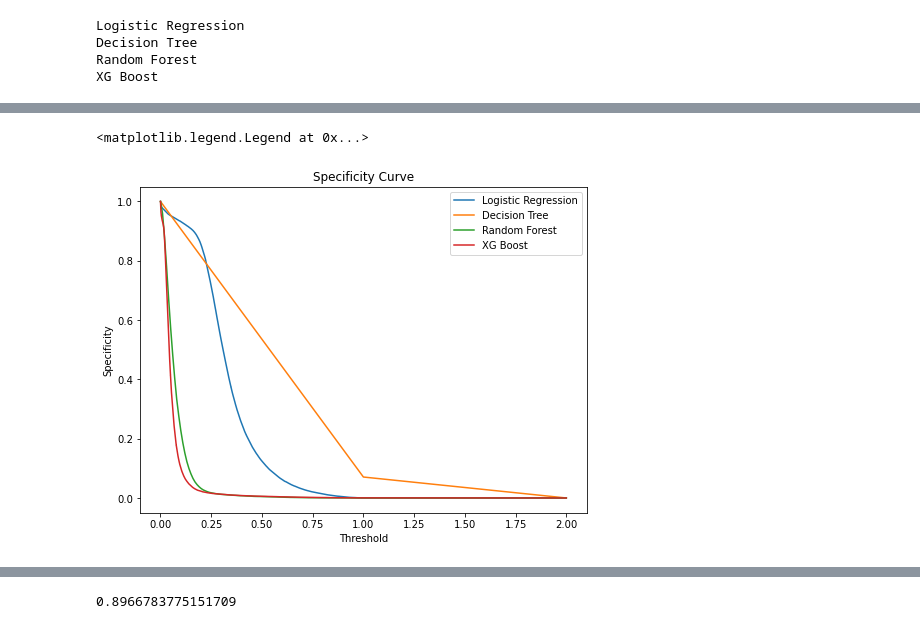
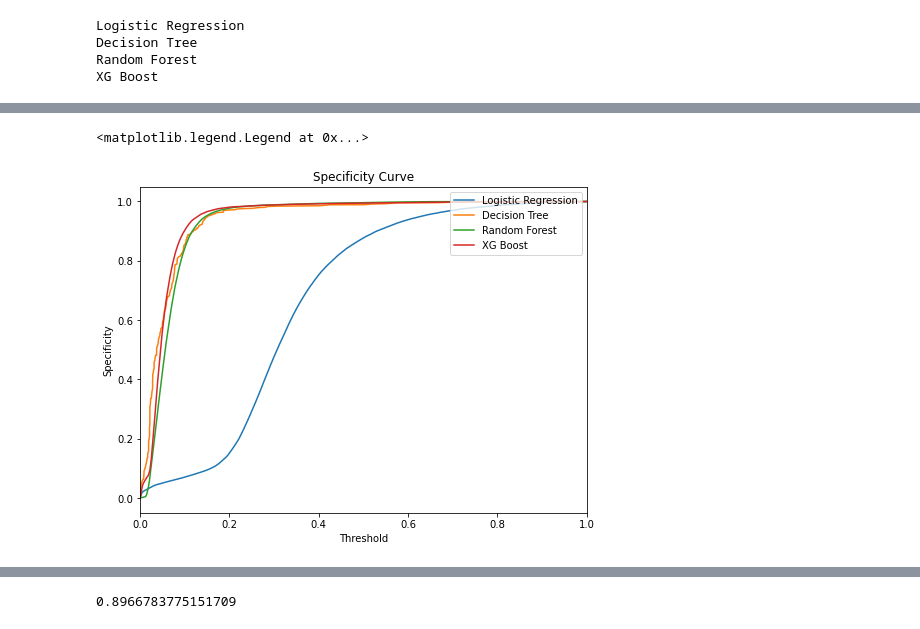
Before and after one commit to sjo302/Capstone, a Jupyter notebook: Notebooks/10_models.ipynb, the cells around one changed output, grey strips where cells are left out. Cells and saved outputs as stored; diff of their text form; code cells hidden in the pictures.

```diff
--- a/Notebooks/10_models.ipynb
+++ b/Notebooks/10_models.ipynb
@@ -98,4 +91,7 @@ lr_params = {'penalty':'l2', 'C':1.0, 'max_iter':100, 'solver':'liblinear'}
 dt_params = {'max_depth':None, 'min_samples_split':2, 'min_samples_leaf':1}
+# %%
+## Tuned
+dt_params = {'max_depth':50, 'min_samples_split':1000, 'min_samples_leaf':2}
 # %% [markdown]
 #### Random Forest
 # %%
@@ -102,3 +99,6 @@ dt_params = {'max_depth':None, 'min_samples_split':2, 'min_samples_leaf':1}
 rf_params = {'max_depth':None, 'min_samples_split':2, 'min_samples_leaf':1}
+# %%
+## Tuned
+rf_params = {'max_depth':50, 'min_samples_split':10, 'min_samples_leaf':10, 'n_estimators':200}
 # %% [markdown]
 #### XG Boost
@@ -109,3 +108,6 @@ xgb_params = {'max_depth': 6, 'eta': 0.3, 'eval_metric':'auc'}
+# %%
+## Tuned
+xgb_params = {'max_depth': 6, 'eta': 0.2, 'eval_metric':'auc'}
 # %% [markdown]
 #### Full parameter dictionary
 # %%
@@ -240,9 +235,0 @@ plt.legend(loc = 'upper right')
-# %%
-plt.figure(figsize = (8,6))
-for mod in results:
-    fpr, tpr, thresh = roc_curve(y_val, results[mod]['pred'])
-    plt.plot(thresh, tpr, label='%s' %mod)
-    plt.xlabel('Threshold')
-    plt.ylabel('Sensitivity')
-    plt.title('Sensitivity Curve')
-plt.legend(loc = 'upper right')
@@ -254,15 +238,16 @@ plt.legend(loc = 'upper right')
 # %%
 plt.figure(figsize = (8,6))
 for mod in results:
     fpr, tpr, thresh = roc_curve(y_val, results[mod]['pred'])
-    plt.plot(thresh, fpr, label='%s' %mod)
+    plt.plot(thresh, 1 - fpr, label='%s' %mod)
+    plt.xlim(0, 1)
     plt.xlabel('Threshold')
     plt.ylabel('Specificity')
     plt.title('Specificity Curve')
 plt.legend(loc = 'upper right')
 # %% [output]
 <matplotlib.legend.Legend at 0x...>
-[figure, old version]
+[figure, new version]
 # %%
 ## F-scores
 # %%
```
Also changed, not shown: parts of 32 cells of this notebook.
